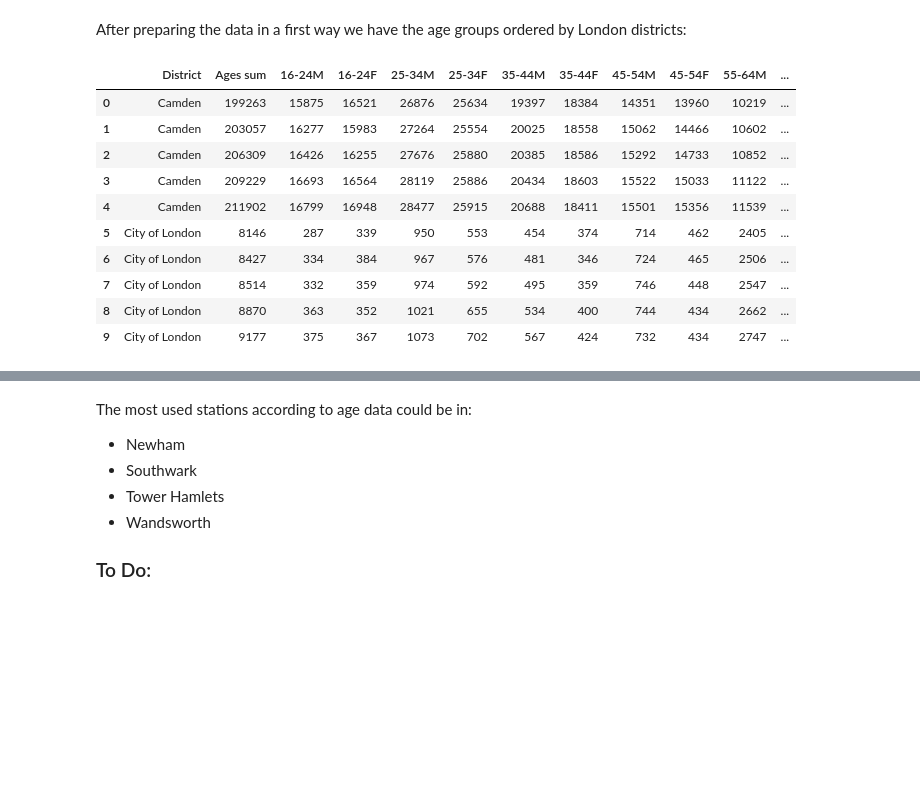
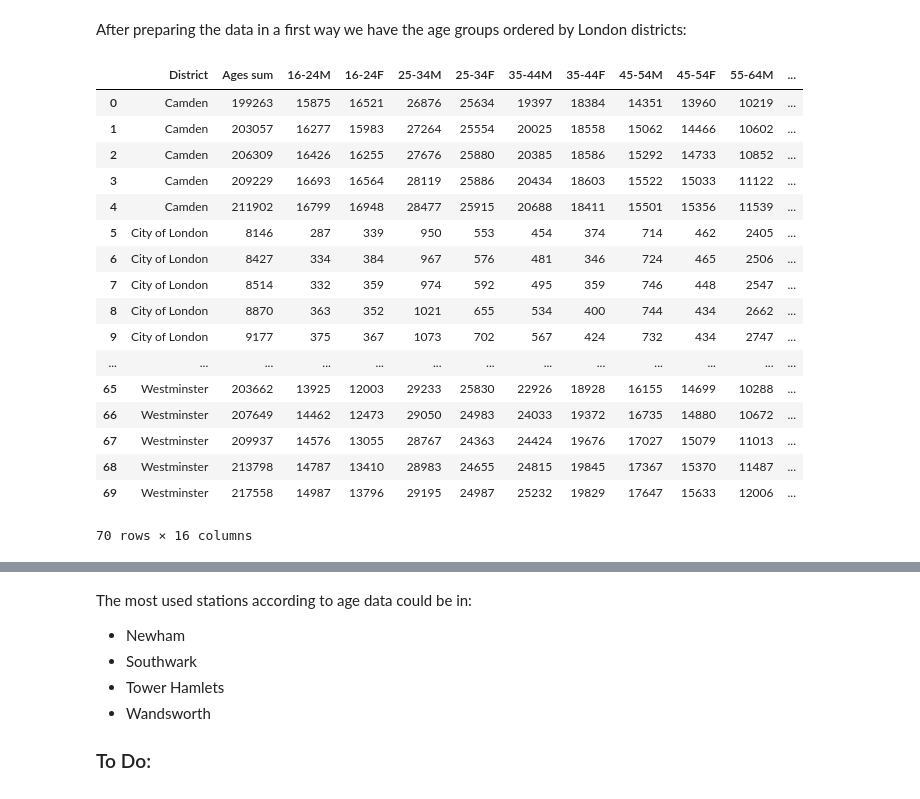
Before and after one commit to dataBikeHsUlm/MapReduce, a Jupyter notebook: Data_Profiling/AdditionalFeatures.ipynb, the cells around one changed output, grey strips where cells are left out. Drawn from its saved outputs; the diff is of its cells as text; code cells hidden in the pictures; blank space fills up the shorter version.

```diff
--- a/Data_Profiling/AdditionalFeatures.ipynb
+++ b/Data_Profiling/AdditionalFeatures.ipynb
@@ -17,16 +17,23 @@ import pandas as pd
 import numpy as np
 # %%
 age = pd.read_csv("age.csv")
-age.head(10)
+age.head(100)
 # %% [output]
 |  | District | Ages sum | 16-24M | 16-24F | 25-34M | 25-34F | 35-44M | 35-44F | 45-54M | 45-54F | 55-64M | ... |
 | 0 | Camden | 199263 | 15875 | 16521 | 26876 | 25634 | 19397 | 18384 | 14351 | 13960 | 10219 | ... |
 | 1 | Camden | 203057 | 16277 | 15983 | 27264 | 25554 | 20025 | 18558 | 15062 | 14466 | 10602 | ... |
 | 2 | Camden | 206309 | 16426 | 16255 | 27676 | 25880 | 20385 | 18586 | 15292 | 14733 | 10852 | ... |
 | 3 | Camden | 209229 | 16693 | 16564 | 28119 | 25886 | 20434 | 18603 | 15522 | 15033 | 11122 | ... |
 | 4 | Camden | 211902 | 16799 | 16948 | 28477 | 25915 | 20688 | 18411 | 15501 | 15356 | 11539 | ... |
 | 5 | City of London | 8146 | 287 | 339 | 950 | 553 | 454 | 374 | 714 | 462 | 2405 | ... |
 | 6 | City of London | 8427 | 334 | 384 | 967 | 576 | 481 | 346 | 724 | 465 | 2506 | ... |
 | 7 | City of London | 8514 | 332 | 359 | 974 | 592 | 495 | 359 | 746 | 448 | 2547 | ... |
 | 8 | City of London | 8870 | 363 | 352 | 1021 | 655 | 534 | 400 | 744 | 434 | 2662 | ... |
 | 9 | City of London | 9177 | 375 | 367 | 1073 | 702 | 567 | 424 | 732 | 434 | 2747 | ... |
+| ... | ... | ... | ... | ... | ... | ... | ... | ... | ... | ... | ... | ... |
+| 65 | Westminster | 203662 | 13925 | 12003 | 29233 | 25830 | 22926 | 18928 | 16155 | 14699 | 10288 | ... |
+| 66 | Westminster | 207649 | 14462 | 12473 | 29050 | 24983 | 24033 | 19372 | 16735 | 14880 | 10672 | ... |
+| 67 | Westminster | 209937 | 14576 | 13055 | 28767 | 24363 | 24424 | 19676 | 17027 | 15079 | 11013 | ... |
+| 68 | Westminster | 213798 | 14787 | 13410 | 28983 | 24655 | 24815 | 19845 | 17367 | 15370 | 11487 | ... |
+| 69 | Westminster | 217558 | 14987 | 13796 | 29195 | 24987 | 25232 | 19829 | 17647 | 15633 | 12006 | ... |
+70 rows × 16 columns
```
Also changed, not shown: parts of 6 cells of this notebook, 1 other file.
